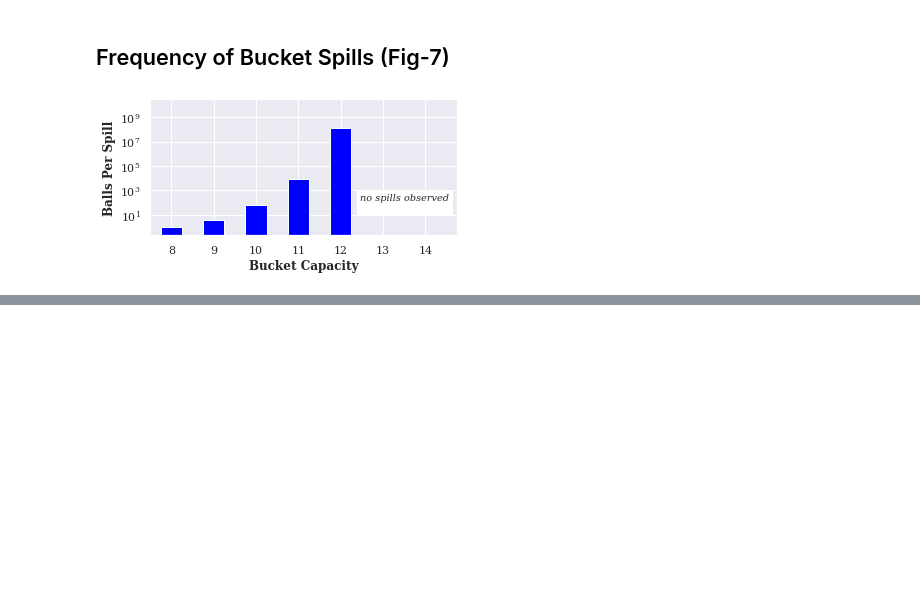
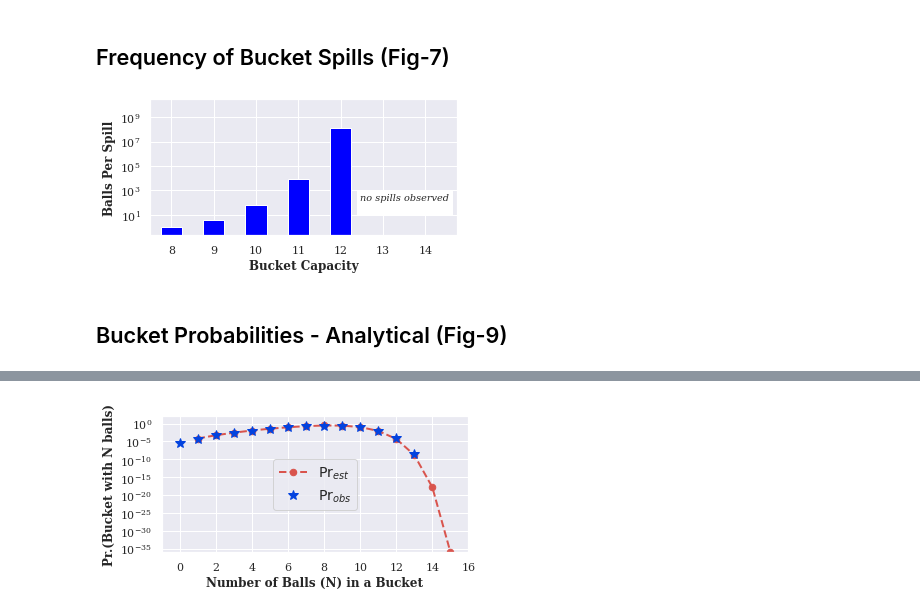
Before and after one commit to gururaj-s/mirage, a Jupyter notebook: security_analysis/results/visualize_results.ipynb, the cells around one changed output, grey strips where cells are left out. Cells and saved outputs as stored; diff of their text form; code cells hidden in the pictures; blank space fills up the shorter version.

```diff
--- a/security_analysis/results/visualize_results.ipynb
+++ b/security_analysis/results/visualize_results.ipynb
@@ -55,3 +55,73 @@ ax.text(13.5, 10**2, 'no spills observed\n', style='italic',
 fig.savefig("Fig7.pdf",bbox_inches='tight')
 # %% [output]
 [figure]
+# %% [markdown]
+## Bucket Probabilities - Analytical  (Fig-9)
+# %%
+import matplotlib.pyplot as plt
+import numpy as np
+import pandas as pd
+import seaborn as sns; sns.set()
+#sns.set_style("whitegrid")
+
+from matplotlib.ticker import PercentFormatter
+import matplotlib
+matplotlib.ticker._mathdefault = lambda x: '\\mathdefault{%s}'%x
+
+
+##### PROCESS ANALYTICAL RESULTS ########
+
+Pr_df = pd.read_csv("base/Base8.BucketProb.stat", delimiter='\s+')
+p_0 = Pr_df['Pr_obs(N)'][0]
+Pr_df.at[1,'Pr_est(N)'] = 8*(p_0**2 + 2*p_0 - 2*p_0*p_0)
+
+p_leqN = p_0 + Pr_df.at[1,'Pr_est(N)']
+for N in range(1,11):
+    p_N = Pr_df.at[N,'Pr_est(N)']
+    Pr_df.at[N+1,'Pr_est(N)'] = 8/(N+1)*(p_N**2 + 2*p_N - 2*p_N*p_leqN)
+    p_leqN = p_leqN + Pr_df.at[N+1,'Pr_est(N)']
+
+for N in range(11,15):
+    p_N = Pr_df.at[N,'Pr_est(N)']
+    Pr_df.at[N+1,'Pr_est(N)'] = 8/(N+1)*(p_N**2)
+
+print (Pr_df)
+
+##### PLOT RESULTS #########
+
+#Set Font Size
+plt.rc('font', family='serif')
+plt.rc('font', size='14')
+
+fig = plt.figure(figsize=(5.5,2.5))
+ax1 = plt.gca()
+
+#Plot
+ax1 = Pr_df.set_index('BallsInBucket-N')['Pr_est(N)'].plot(label='$\Pr_{est}$',color=sns.xkcd_rgb["pale red"],linestyle="--",linewidth=2, marker="o", markersize=6.5)
+ax1 = Pr_df.set_index('BallsInBucket-N')['Pr_obs(N)'].plot(ax=ax1,label='$\Pr_{obs}$',color=sns.xkcd_rgb["blue"], marker="*", markersize=10, linewidth=0)
+
+#Get Axes
+ax1 = plt.gca()
+
+#legend
+legend_properties={'size':14}
+ax1.legend(loc='center',prop=legend_properties)
+
+
+#xticks
+ax1.set_xlim(-1,16)
+
+#axes labels
+plt.xlabel('Number of Balls (N) in a Bucket',weight='bold')
+plt.ylabel('Pr.(Bucket with N balls)',weight = 'bold')
+
+#Set Y format & limts
+ax1.set_yscale('log')
+ax1.set_ylim(10**-36,100)
+ax1.set_yticks([1,10**-5,10**-10,10**-15,10**-20,10**-25,10**-30,10**-35])
+
+#grid
+ax1.axis('on')
+
+fig.savefig("Fig9.pdf",bbox_inches='tight',dpi=300)
+# %% [output]
@@ -57,0 +146 @@ fig.savefig("Fig7.pdf",bbox_inches='tight')
+[figure, added]
```
Also changed, not shown: parts of 3 cells of this notebook, 3 other files.
